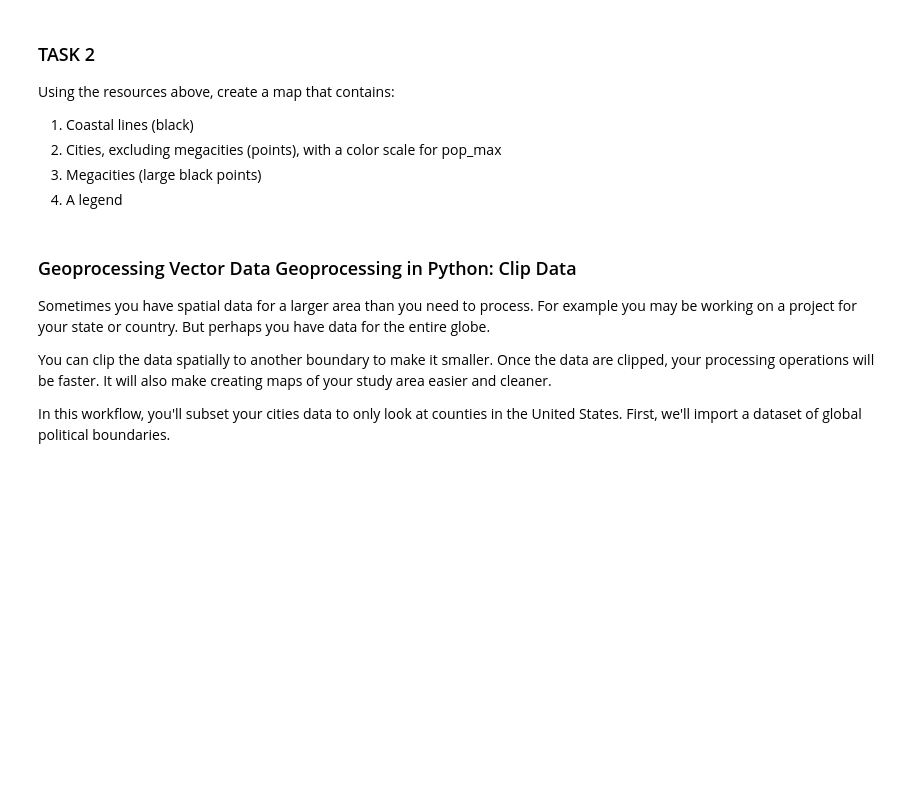
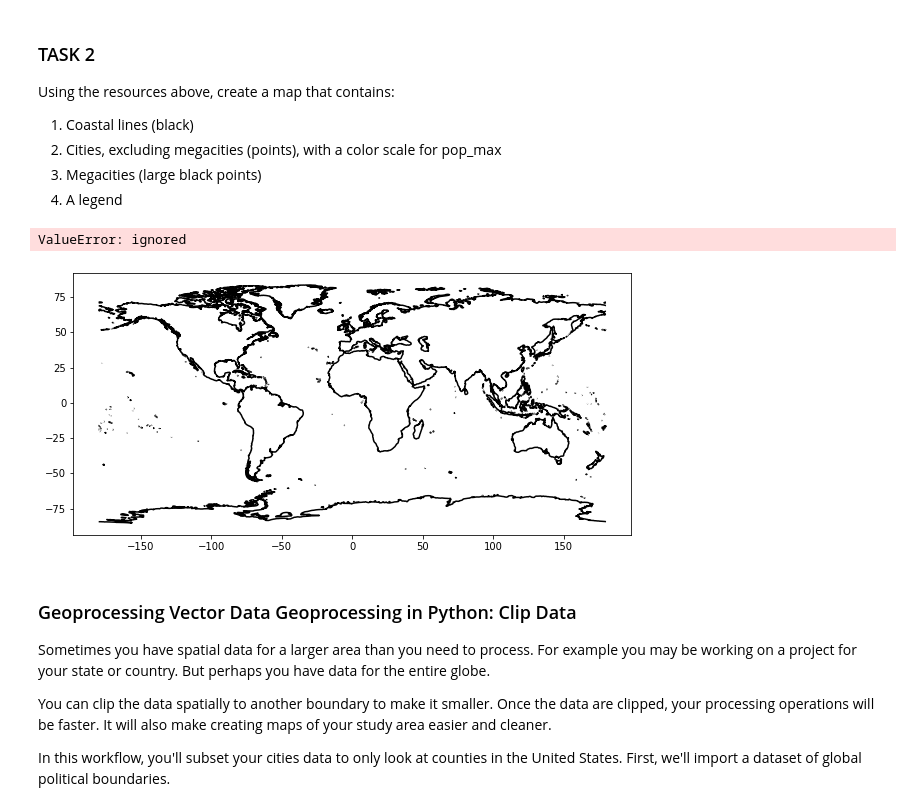
Before and after one commit to abbymwebster/EnvDatSci22, a Jupyter notebook: Copy_of_VectorData101.ipynb, the cells around one changed output. Cells and saved outputs as stored; diff of their text form; code cells hidden in the pictures; blank space fills up the shorter version.

```diff
--- a/Copy_of_VectorData101.ipynb
+++ b/Copy_of_VectorData101.ipynb
@@ -326,0 +438,2 @@ Using the resources above, create a map that contains:
+# %%
+NoMegacities = cities[cities.pop_max < 10000000]
@@ -327,3 +442,20 @@ Using the resources above, create a map that contains:
+# %%
+# Format and plot your results from task 2
+# hint:
+#I accidentally erased the hint
+#did this above: NoMegacities = cities[cities.pop_max < 10000000]
+
+f, ax2 = plt.subplots(figsize=(10, 6))
+coastlines.plot(ax=ax2,
+                color="black")
+NoMegacities.pop_max.plot(ax=ax2, cmap = "RdYlGr")
+
+# Add a title
+ax2.set(title="Map of Cities and Global Lines")
+plt.show()
+# %% [output]
+ValueError: ignored
+[figure, added]
 # %% [markdown]
 ### Geoprocessing Vector Data Geoprocessing in Python: Clip Data
 Sometimes you have spatial data for a larger area than you need to process. For example you may be working on a project for your state or country. But perhaps you have data for the entire globe.
```
Also changed, not shown: parts of 20 cells of this notebook.
